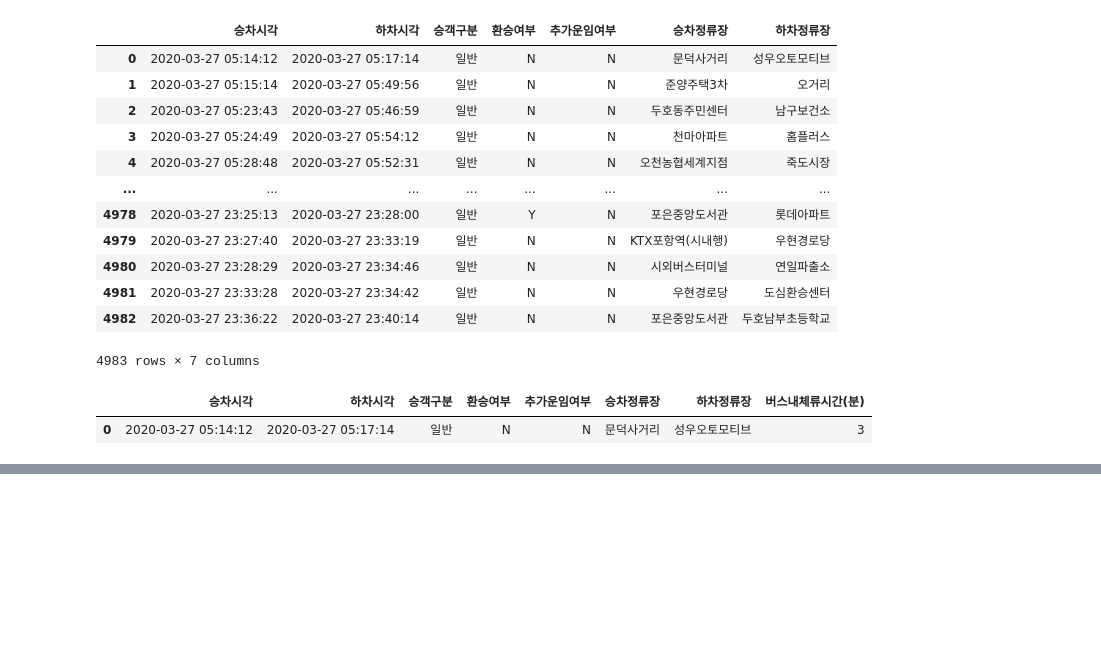
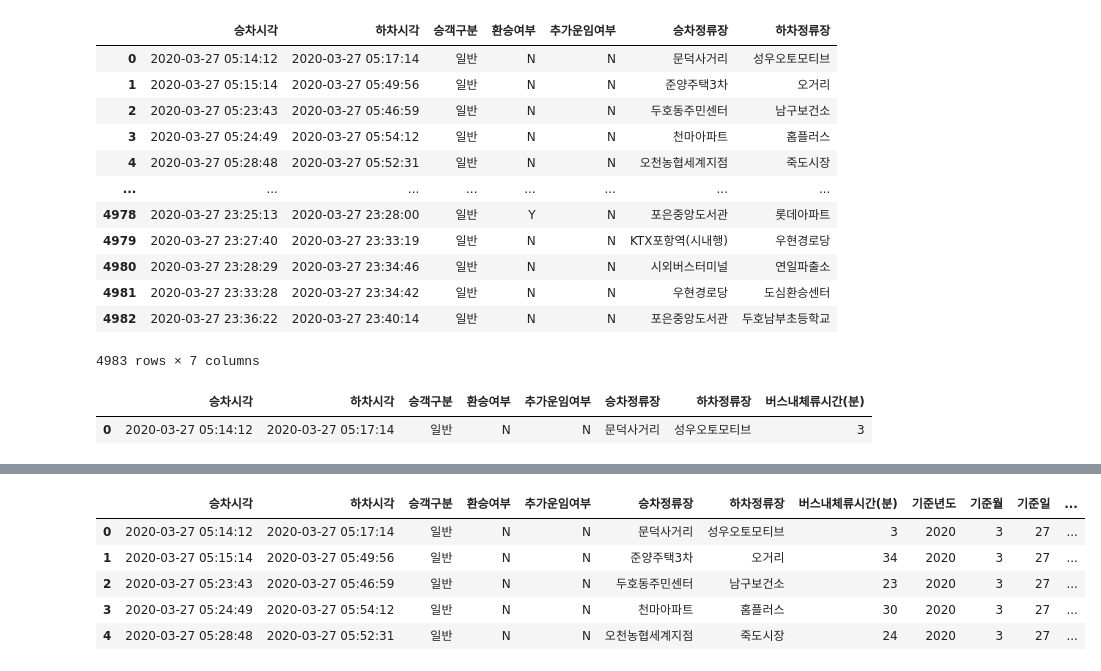
Before and after one commit to YOONseunghyeon/StudyAnaconda, a Jupyter notebook: 04_교통데이터분석/02_교통데이터전처리_및_시각화분석.ipynb, the cells around one changed output, grey strips where cells are left out. Drawn from its saved outputs; the diff is of its cells as text; code cells hidden in the pictures; blank space fills up the shorter version.

```diff
--- a/04_교통데이터분석/02_교통데이터전처리_및_시각화분석.ipynb
+++ b/04_교통데이터분석/02_교통데이터전처리_및_시각화분석.ipynb
@@ -223,0 +340,64 @@ df_bus_card.head(1)
+# %%
+# 실행시간 체크하기 --> 시작시간
+start_date = datetime.today().strftime("%Y-%m-%d %H:%M:%S")
+
+# 여기에 통합할 프로그램 작성...
+df_bus_card_tot = pd.DataFrame()
+
+for i in range(0, 100, 1) :
+    # 1. csv, excel 파일 불러들이기
+    file_path1 = "./01_data_원본/포항시_버스_사용자_교통카드_사용_내역/trfcard ({})/trfcard.csv".format(i)
+    file_path2 = "./01_data_원본/포항시_버스_사용자_교통카드_사용_내역/trfcard ({})/trfcard_columns.xlsx".format(i)
+
+    df_bus_card_org = pd.read_csv(file_path1)
+    df_bus_card_col_org = pd.read_excel(file_path2, header =2, usecols="B:C")
+
+    # 2. 컬럼명 한글로 바꾸기
+    df_bus_card_col_dict = df_bus_card_col_org.to_dict("records")
+
+    df_bus_card_col_new_dict = {}
+    for i in range(0, len(df_bus_card_col_dict), 1) :
+        df_bus_card_col_new_dict[df_bus_card_col_dict[i]["컬럼명 (영문)"]] = \
+                df_bus_card_col_dict[i]["컬럼명 (한글)"]
+
+    df_bus_card_kor = df_bus_card_org.rename(columns = df_bus_card_col_new_dict)
+
+    # 3. 분석요소 추출 및 추가하기
+    df_bus_card_kor = df_bus_card_kor.astype({"승차시각" : "str"})
+    df_bus_card_kor = df_bus_card_kor.astype({"하차시각" : "str"})
+
+    df_bus_card = pd.DataFrame()
+
+    df_bus_card["승차시각"] = pd.to_datetime(df_bus_card_kor["승차시각"])
+    df_bus_card["하차시각"] = pd.to_datetime(df_bus_card_kor["하차시각"])
+    df_bus_card["승객구분"] = df_bus_card_kor["승객연령"]
+    df_bus_card["환승여부"] = df_bus_card_kor["환승여부"]
+    df_bus_card["추가운임여부"] = df_bus_card_kor["추가운임여부"]
+    df_bus_card["승차정류장"] = df_bus_card_kor["승차정류장"]
+    df_bus_card["하차정류장"] = df_bus_card_kor["하차정류장"]
+
+    df_bus_card["버스내체류시간(분)"] = \
+                    df_bus_card["하차시각"].dt.minute - \
+                    df_bus_card["승차시각"].dt.minute
+
+    df_bus_card.loc[(df_bus_card["버스내체류시간(분)"] <0),"버스내체류시간(분)" ] = \
+                    60 - (df_bus_card["버스내체류시간(분)"] * -1)
+
+
+    df_bus_card["기준년도"]     = df_bus_card["승차시각"].dt.year
+    df_bus_card["기준월"]       = df_bus_card["승차시각"].dt.month
+    df_bus_card["기준일"]       = df_bus_card["승차시각"].dt.day
+    df_bus_card["기준시간"]     = df_bus_card["승차시각"].dt.hour
+    df_bus_card["기준시간(분)"] = df_bus_card["승차시각"].dt.minute
+
+
+    # 4. 데이터 추가(통합)하기..
+    # ignore_index = True : 인덱스 번호를 자동으로 증가시킵니다.
+    df_bus_card_tot = df_bus_card_tot.append(df_bus_card, ignore_index=True)
+
+end_date = datetime.today().strftime("%Y-%m-%d %H:%M:%S")
+
+print("전체 실행 시간 : (", start_date, ") ~ (", end_date, ")")
+print("전체 데이터셋 갯수 : ", len(df_bus_card_tot))
+df_bus_card_tot.head()
+# %% [output]
@@ -223,0 +406,6 @@ df_bus_card.head(1)
+|  | 승차시각 | 하차시각 | 승객구분 | 환승여부 | 추가운임여부 | 승차정류장 | 하차정류장 | 버스내체류시간(분) | 기준년도 | 기준월 | 기준일 | ... |
+| 0 | 2020-03-27 05:14:12 | 2020-03-27 05:17:14 | 일반 | N | N | 문덕사거리 | 성우오토모티브 | 3 | 2020 | 3 | 27 | ... |
+| 1 | 2020-03-27 05:15:14 | 2020-03-27 05:49:56 | 일반 | N | N | 준양주택3차 | 오거리 | 34 | 2020 | 3 | 27 | ... |
+| 2 | 2020-03-27 05:23:43 | 2020-03-27 05:46:59 | 일반 | N | N | 두호동주민센터 | 남구보건소 | 23 | 2020 | 3 | 27 | ... |
+| 3 | 2020-03-27 05:24:49 | 2020-03-27 05:54:12 | 일반 | N | N | 천마아파트 | 홈플러스 | 30 | 2020 | 3 | 27 | ... |
+| 4 | 2020-03-27 05:28:48 | 2020-03-27 05:52:31 | 일반 | N | N | 오천농협세계지점 | 죽도시장 | 24 | 2020 | 3 | 27 | ... |
```
Also changed, not shown: parts of 14 cells of this notebook, 3 other files.
